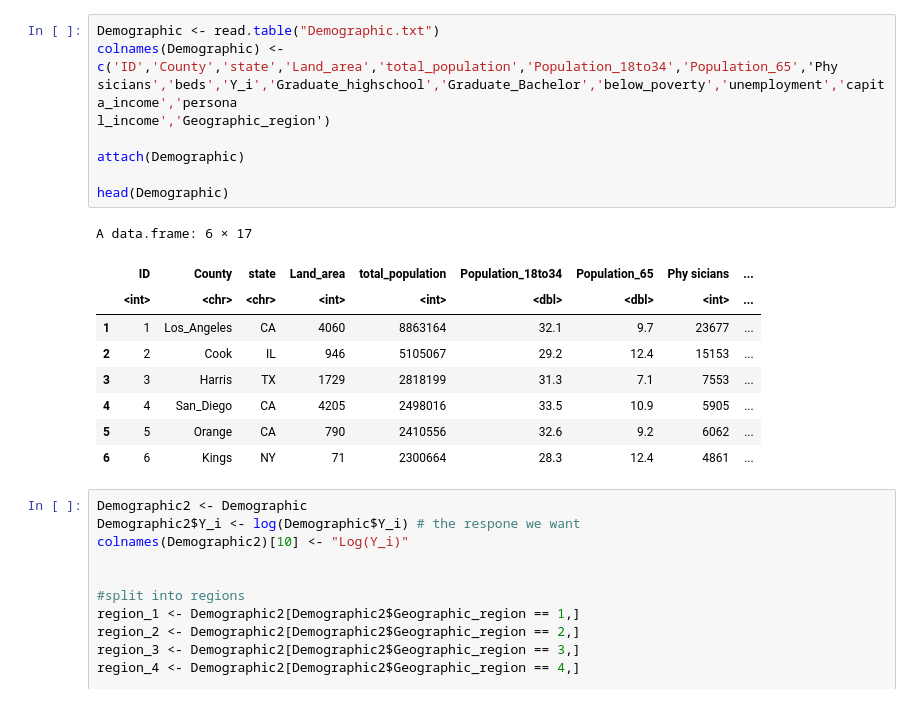
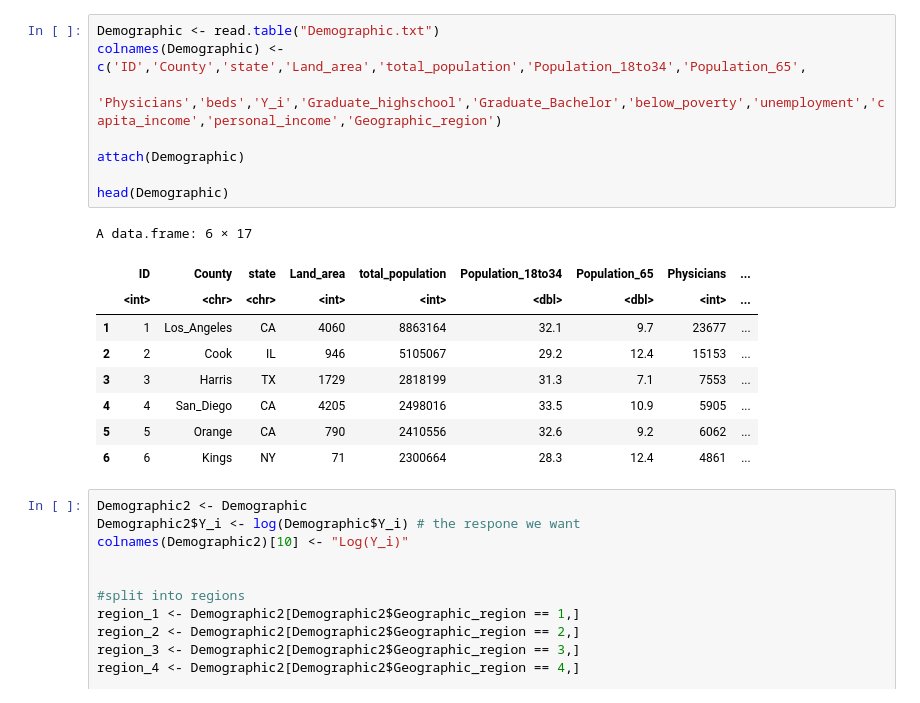
Before and after one commit to brandoncabrera707/STA_108_Regression_FinalProject, a Jupyter notebook: FinalProject_STA108.ipynb, the cells around one changed output. Cells and saved outputs as stored; diff of their text form.

```diff
--- a/FinalProject_STA108.ipynb
+++ b/FinalProject_STA108.ipynb
@@ -11,15 +9,14 @@ corrplot 0.95 loaded
 # %%
 Demographic <- read.table("Demographic.txt")
-colnames(Demographic) <-c('ID','County','state','Land_area','total_population','Population_18to34','Population_65','Phy
-sicians','beds','Y_i','Graduate_highschool','Graduate_Bachelor','below_poverty','unemployment','capita_income','persona
-l_income','Geographic_region')
+colnames(Demographic) <-c('ID','County','state','Land_area','total_population','Population_18to34','Population_65',
+  'Physicians','beds','Y_i','Graduate_highschool','Graduate_Bachelor','below_poverty','unemployment','capita_income','personal_income','Geographic_region')
 
 attach(Demographic)
 
 head(Demographic)
 # %% [output]
 A data.frame: 6 × 17
-|  | ID | County | state | Land_area | total_population | Population_18to34 | Population_65 | Phy sicians | ... |
+|  | ID | County | state | Land_area | total_population | Population_18to34 | Population_65 | Physicians | ... |
 |  | <int> | <chr> | <chr> | <int> | <int> | <dbl> | <dbl> | <int> | ... |
 | 1 | 1 | Los_Angeles | CA | 4060 | 8863164 | 32.1 | 9.7 | 23677 | ... |
 | 2 | 2 | Cook | IL | 946 | 5105067 | 29.2 | 12.4 | 15153 | ... |
```
Also changed, not shown: parts of 22 cells of this notebook.
